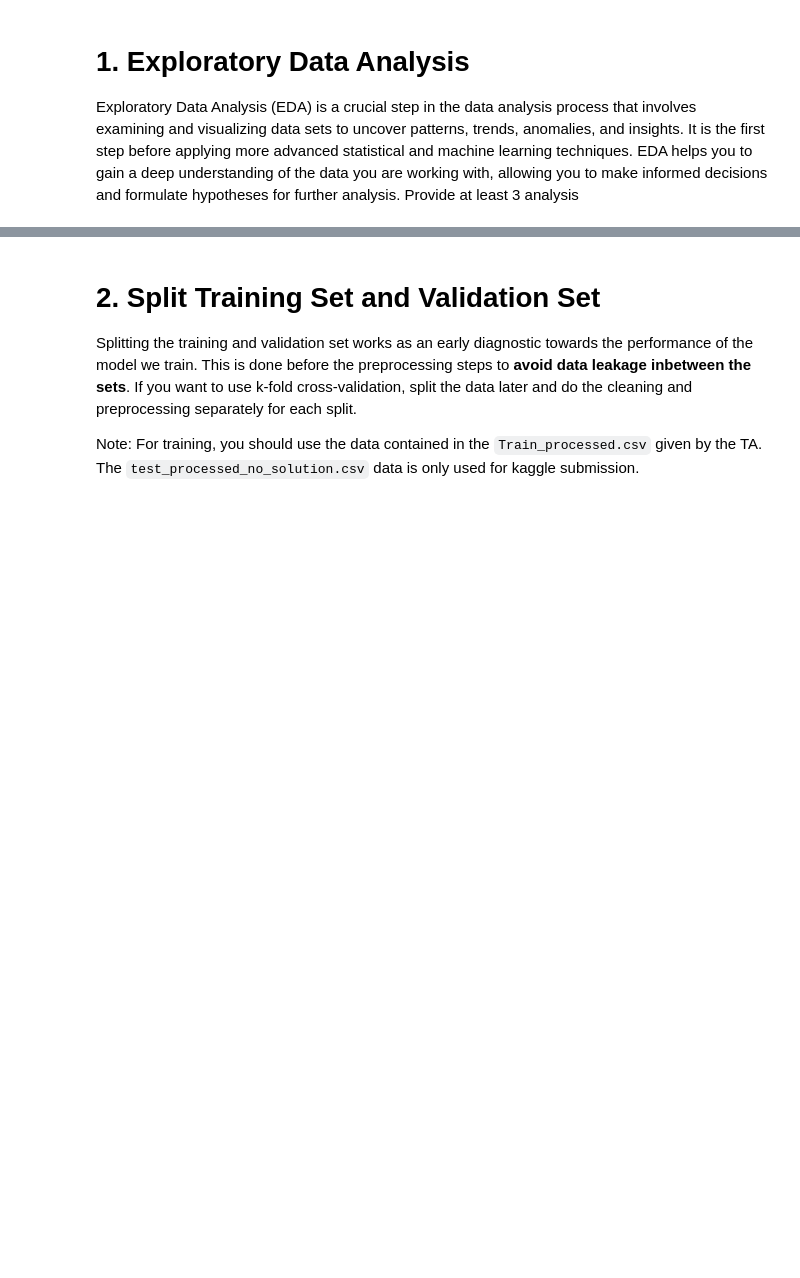
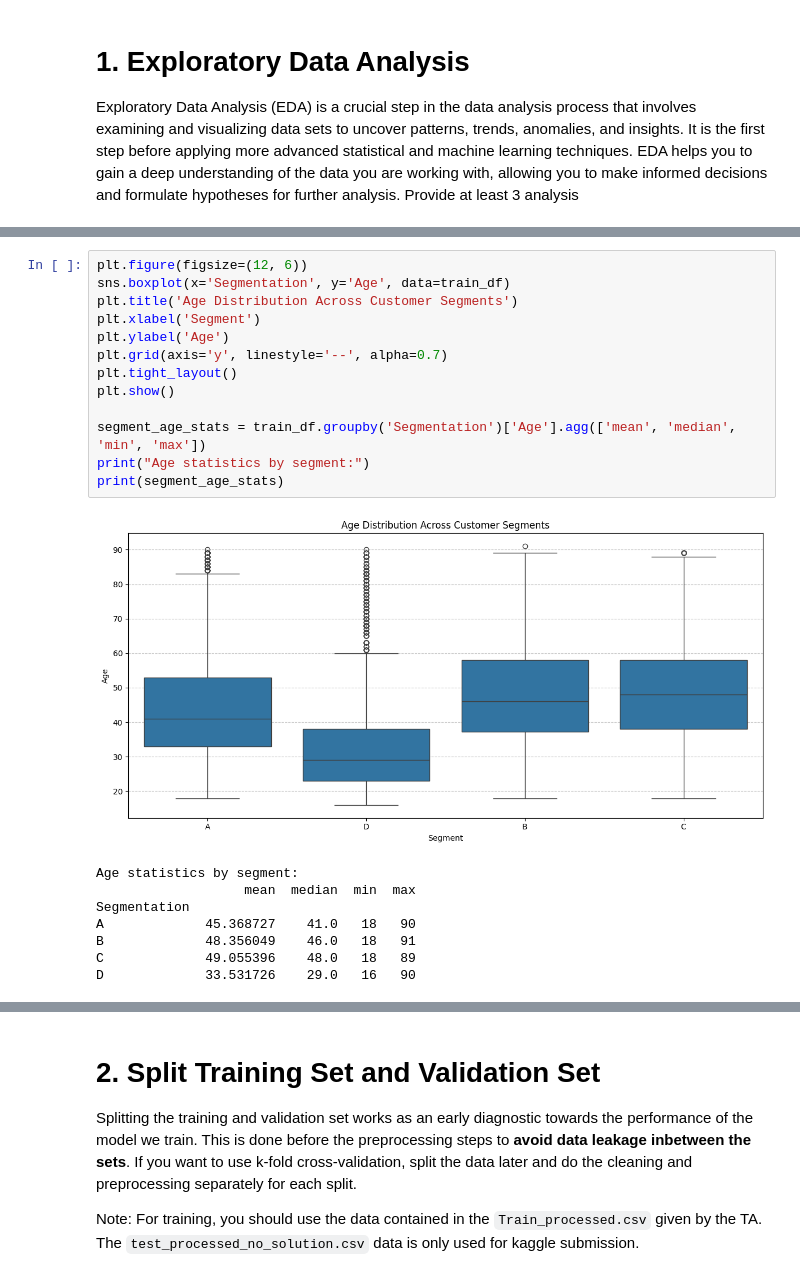
Before and after one commit to shafiqIrv/Praktikum-1, a Jupyter notebook: IF3270_Pembelajaran_Mesin___Praktikum_Notebook.ipynb, the cells around one changed output, grey strips where cells are left out. Cells and saved outputs as stored; diff of their text form; blank space fills up the shorter version.

```diff
--- a/IF3270_Pembelajaran_Mesin___Praktikum_Notebook.ipynb
+++ b/IF3270_Pembelajaran_Mesin___Praktikum_Notebook.ipynb
@@ -131,0 +108,22 @@ dtype: object
+# %%
+plt.figure(figsize=(12, 6))
+sns.boxplot(x='Segmentation', y='Age', data=train_df)
+plt.title('Age Distribution Across Customer Segments')
+plt.xlabel('Segment')
+plt.ylabel('Age')
+plt.grid(axis='y', linestyle='--', alpha=0.7)
+plt.tight_layout()
+plt.show()
+
+segment_age_stats = train_df.groupby('Segmentation')['Age'].agg(['mean', 'median', 'min', 'max'])
+print("Age statistics by segment:")
+print(segment_age_stats)
+# %% [output]
+[figure, added]
+Age statistics by segment:
+                   mean  median  min  max
+Segmentation
+A             45.368727    41.0   18   90
+B             48.356049    46.0   18   91
+C             49.055396    48.0   18   89
+D             33.531726    29.0   16   90
```
Also changed, not shown: parts of 29 cells of this notebook, 1 other file.
